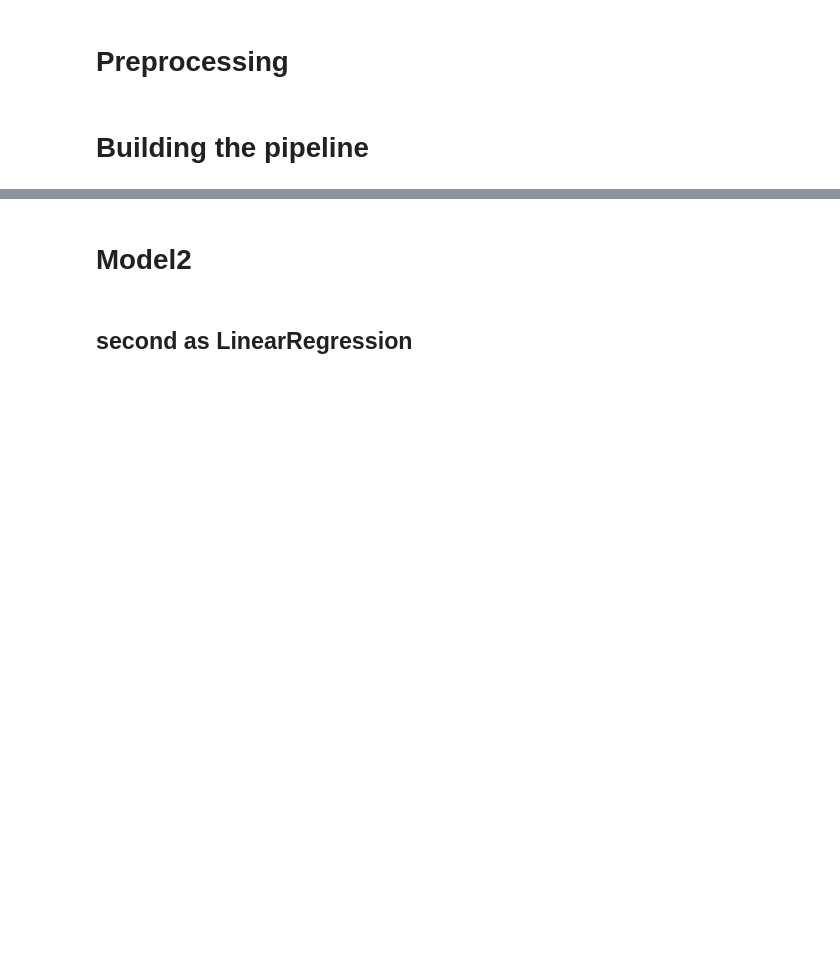
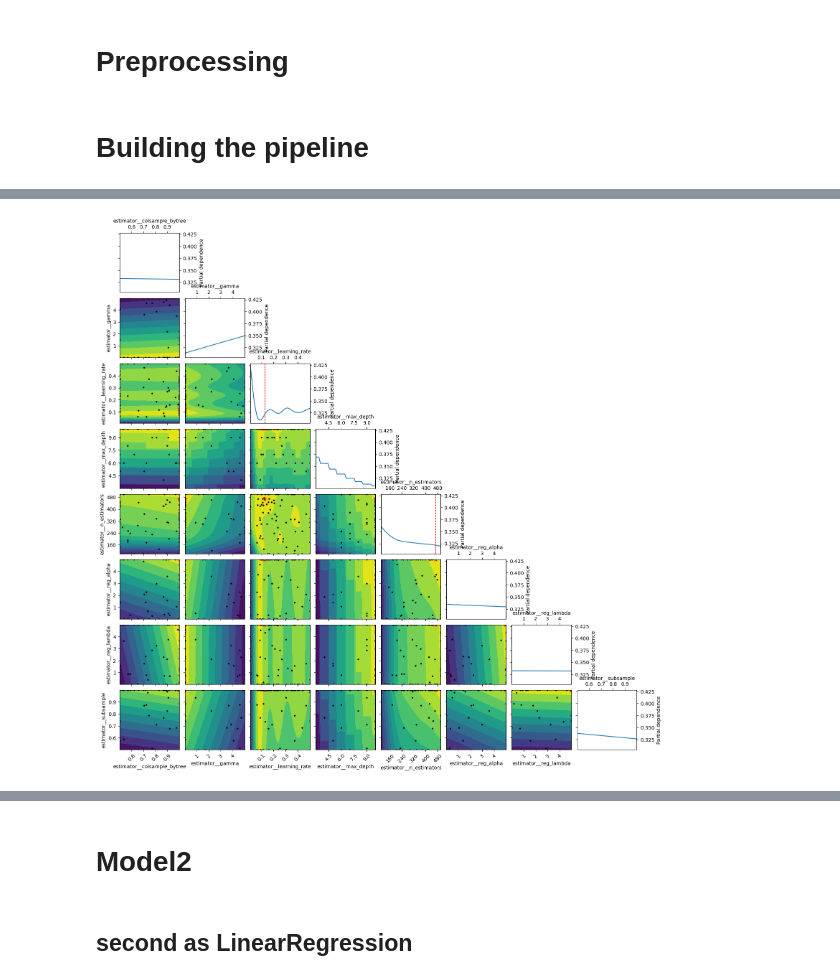
Before and after one commit to CristianoGambirasio/MLProjectNTNU, a Jupyter notebook: XGBOOST.ipynb, the cells around one changed output, grey strips where cells are left out. Saved outputs shown, nothing was run; the diff lists cells and outputs as text; code cells hidden in the pictures; blank space fills up the shorter version.

Commit message:
cleared up pipeline

```diff
--- a/XGBOOST.ipynb
+++ b/XGBOOST.ipynb
@@ -92,2 +154,13 @@ y = y.groupby(Xy_observed['building_id']).transform(lambda x: x / mean_y_per_bui
+# %%
+# Scale y
+y_scaler = Y_Scaler()
+y_o = y_scaler.fit_transform(y_o, X_o['building_id'])
+y_e = y_scaler.transform(y_e, X_e['building_id']) # no fit_transform because we use y_e as test data
+# %%
+# drop irrelevant columns
+drop_cols = ['time', 'date_forecast', 'snow_density:kgm3','month','date_calc']
+X_o = X_o.drop(drop_cols, axis=1, errors='ignore') # ignore if column does not exist
+X_e = X_e.drop(drop_cols, axis=1, errors='ignore') # ignore if column does not exist
+X_t = X_t.drop(drop_cols, axis=1, errors='ignore') # ignore if column does not exist
 # %%
 # setting types of columns
@@ -102,10 +181,9 @@ impute_features = [
 # %% [markdown]
 # Building the pipeline
 # %%
-from skopt.space import Real, Categorical, Integer
 
 parameters = {
-    'estimator__n_estimators': Integer(450,500),
+    'estimator__n_estimators': Integer(100,500),
     'estimator__max_depth': Integer(3, 10),
     'estimator__learning_rate': Real(0.01, 0.5),
     'estimator__subsample': Real(0.5, 1.0),
@@ -125,8 +195,5 @@ y.isna().sum()
 # %%
-from sklearn.impute import SimpleImputer
-from sklearn.preprocessing import OneHotEncoder, StandardScaler
-from sklearn.pipeline import Pipeline
-from sklearn.compose import ColumnTransformer
+
 
 
 # set column transformer
@@ -135,24 +202,24 @@ columnTransformer = ColumnTransformer(
         ('imputer', SimpleImputer(strategy='mean'),impute_features),
         ('oneHotEncoder', OneHotEncoder(handle_unknown='ignore'), categorical_features),
     ],
-    remainder='passthrough',  # Include other columns
+    remainder='passthrough',  # Dont drop remaining columns
     n_jobs=-1
 )
 
 # build the pipeline
 pipeline = Pipeline(steps=[
     ('columnTransformer', columnTransformer),
-    ('estimator', xgboost.XGBRegressor())
+    ('estimator', xgboost.XGBRegressor(random_state=42))
 ])
 
 # create bayesian search estimator
-bayes_search_estimator = BayesSearchCV(
-    pipeline, parameters, scoring='neg_mean_absolute_error', cv=3, error_score='raise', n_jobs=-1, verbose=1, n_iter=100, random_state=42)
+m1_BayesCV = BayesSearchCV(
+    pipeline, parameters, scoring='neg_mean_absolute_error', cv=6, error_score='raise', n_jobs=-1, verbose=1, n_iter=100, random_state=42)
 
 # fit the estimator on the data
-bayes_search_estimator.fit(X, y)
+m1_BayesCV.fit(X_o, y_o)
 
 # fit best model on the data
-best_model = bayes_search_estimator.best_estimator_
-best_model.fit(X, y)
+m1 = m1_BayesCV.best_estimator_
+m1.fit(X_o, y_o)
 # %% [output]
@@ -232,0 +285,6 @@ y_pred.to_csv('XGBOOST_zeroed_non_standardized.csv', header=True, index=False)
+# %%
+
+_ = plot_objective(m1_BayesCV.optimizer_results_[0])
+plt.show()
+# %% [output]
+[figure, added]
```
Also changed, not shown: parts of 47 cells of this notebook.
